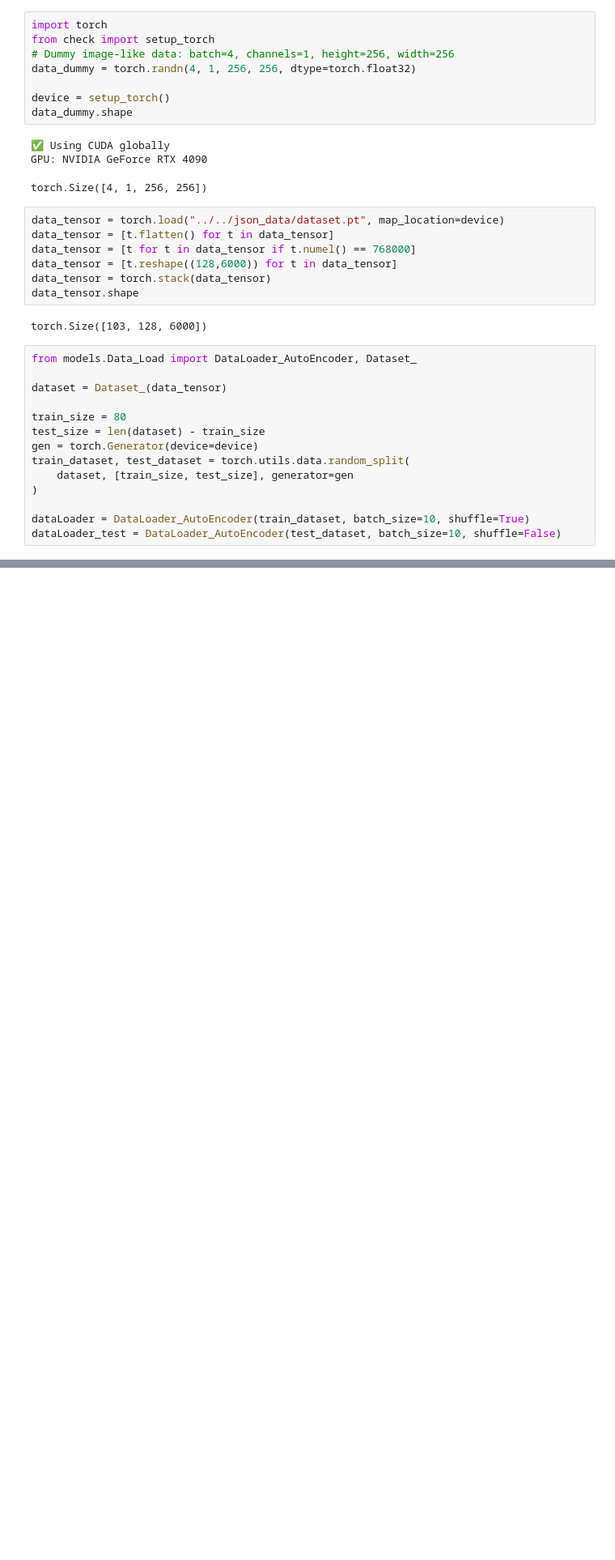
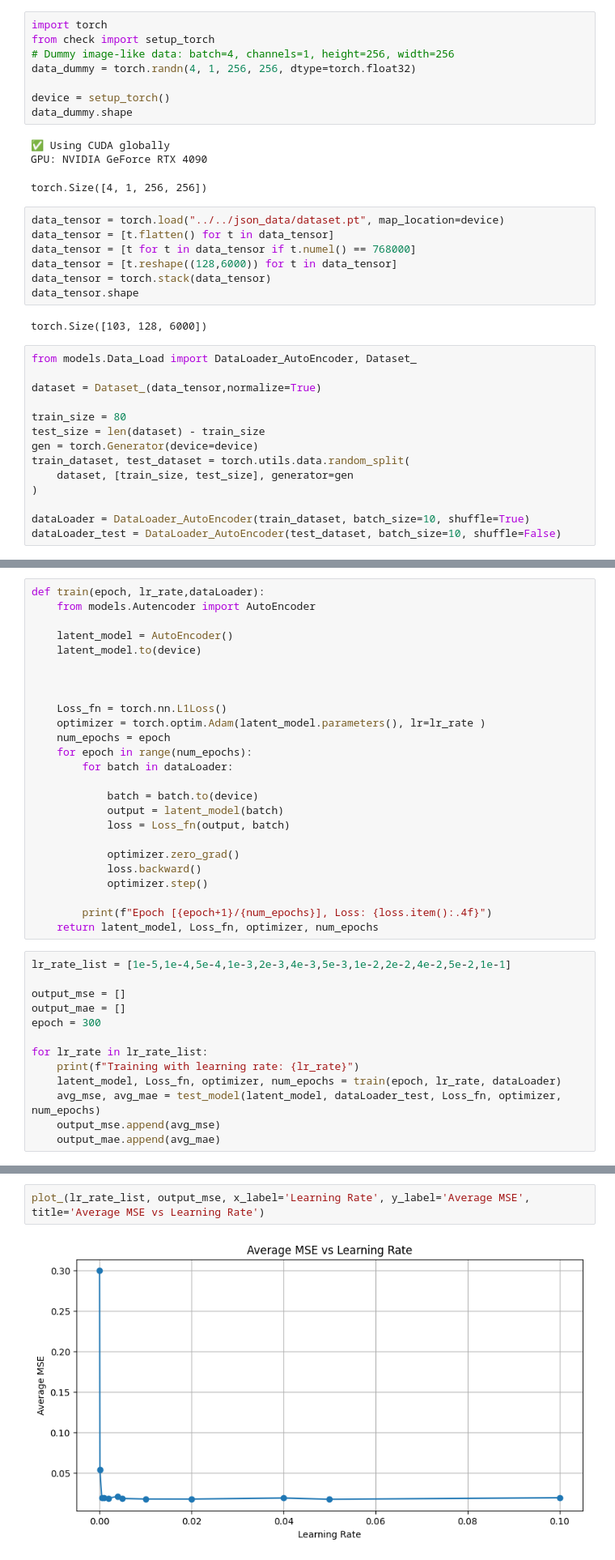
Before and after one commit to CHCICH/MaqamDiffusion, a Jupyter notebook: src/testing/data_dimension_test.ipynb, the cells around one changed output, grey strips where cells are left out. Shown at 81% size. Cells and saved outputs as stored; diff of their text form; blank space fills up the shorter version.

Commit message:
started training of the autoencoder

```diff
--- a/src/testing/data_dimension_test.ipynb
+++ b/src/testing/data_dimension_test.ipynb
@@ -22,7 +22,7 @@ torch.Size([103, 128, 6000])
 # %%
 from models.Data_Load import DataLoader_AutoEncoder, Dataset_
 
-dataset = Dataset_(data_tensor)
+dataset = Dataset_(data_tensor,normalize=True)
 
 train_size = 80
 test_size = len(dataset) - train_size
@@ -95,0 +114,38 @@ Avg MSE: 15.3108, Avg MAE: 31.1628
+# %%
+def train(epoch, lr_rate,dataLoader):
+    from models.Autencoder import AutoEncoder
+
+    latent_model = AutoEncoder()
+    latent_model.to(device)
+
+
+
+    Loss_fn = torch.nn.L1Loss()
+    optimizer = torch.optim.Adam(latent_model.parameters(), lr=lr_rate )
+    num_epochs = epoch
+    for epoch in range(num_epochs):
+        for batch in dataLoader:
+
+            batch = batch.to(device)
+            output = latent_model(batch)
+            loss = Loss_fn(output, batch)
+
+            optimizer.zero_grad()
+            loss.backward()
+            optimizer.step()
+
+        print(f"Epoch [{epoch+1}/{num_epochs}], Loss: {loss.item():.4f}")
+    return latent_model, Loss_fn, optimizer, num_epochs
+# %%
+lr_rate_list = [1e-5,1e-4,5e-4,1e-3,2e-3,4e-3,5e-3,1e-2,2e-2,4e-2,5e-2,1e-1]
+
+output_mse = []
+output_mae = []
+epoch = 300
+
+for lr_rate in lr_rate_list:
+    print(f"Training with learning rate: {lr_rate}")
+    latent_model, Loss_fn, optimizer, num_epochs = train(epoch, lr_rate, dataLoader)
+    avg_mse, avg_mae = test_model(latent_model, dataLoader_test, Loss_fn, optimizer, num_epochs)
+    output_mse.append(avg_mse)
+    output_mae.append(avg_mae)
@@ -95,0 +170,4 @@ Avg MSE: 15.3108, Avg MAE: 31.1628
+# %%
+plot_(lr_rate_list, output_mse, x_label='Learning Rate', y_label='Average MSE', title='Average MSE vs Learning Rate')
+# %% [output]
+[figure, added]
```
Also changed, not shown: parts of 9 cells of this notebook, 4 other files.
